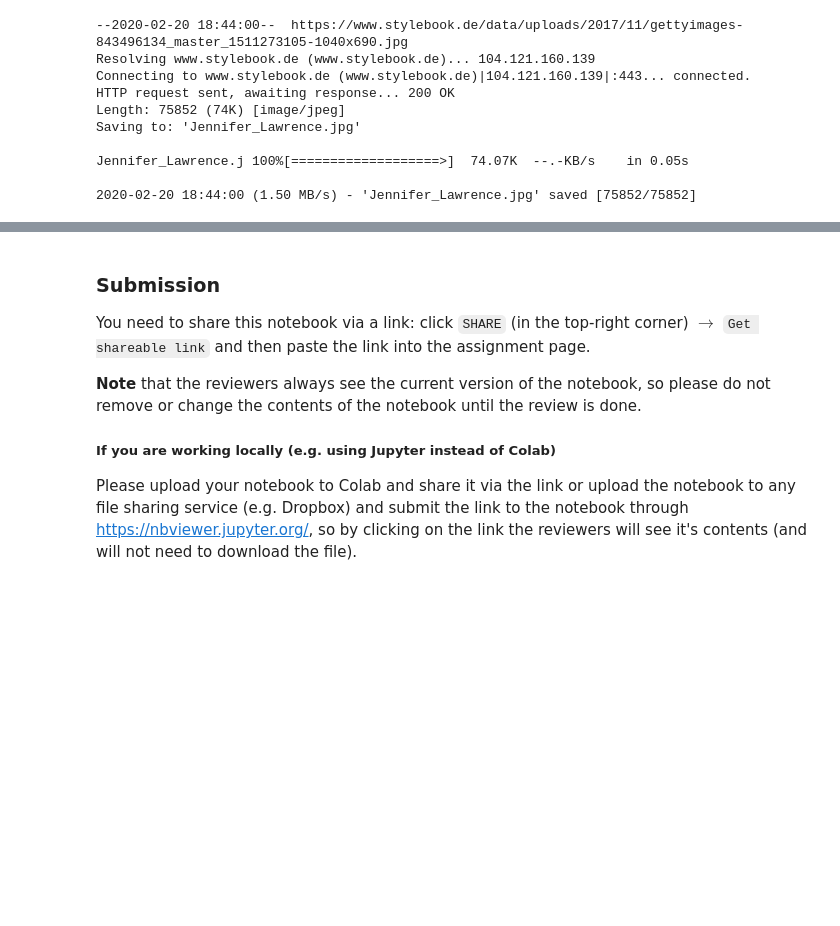
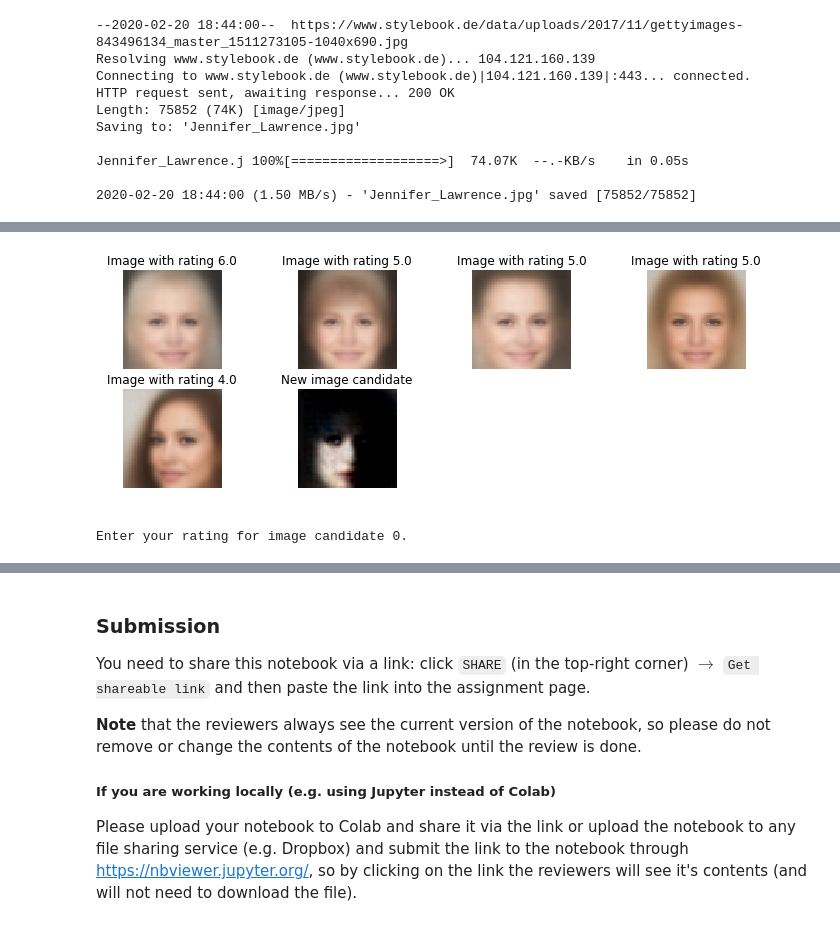
Before and after one commit to rquadrat/bayesian-final-project, a Jupyter notebook: finding_suspect.ipynb, the cells around one changed output, grey strips where cells are left out. Cells and saved outputs as stored; diff of their text form; code cells hidden in the pictures; blank space fills up the shorter version.

```diff
--- a/finding_suspect.ipynb
+++ b/finding_suspect.ipynb
@@ -350,6 +374,9 @@ Jennifer_Lawrence.j 100%[===================>]  74.07K  --.-KB/s    in 0.05s
 <img src="Jennifer_Lawrence.jpg" alt="Jennifer Lawrence" style="width: 600px;"/>
 # %%
 composit = FacialComposit(decoder, 8)
-composit.optimize(acquisition_type='MPI', acquisition_par=0.1, n_iter=15, initial_size=5)
+composit.optimize(acquisition_type='EI', acquisition_par=0.2, n_iter=15, initial_size=15)
+# %% [output]
+[figure, added]
+Enter your rating for image candidate 0.
 # %%
 composit.draw_best('Jennifer Lawrence')
```
Also changed, not shown: parts of 12 cells of this notebook.
